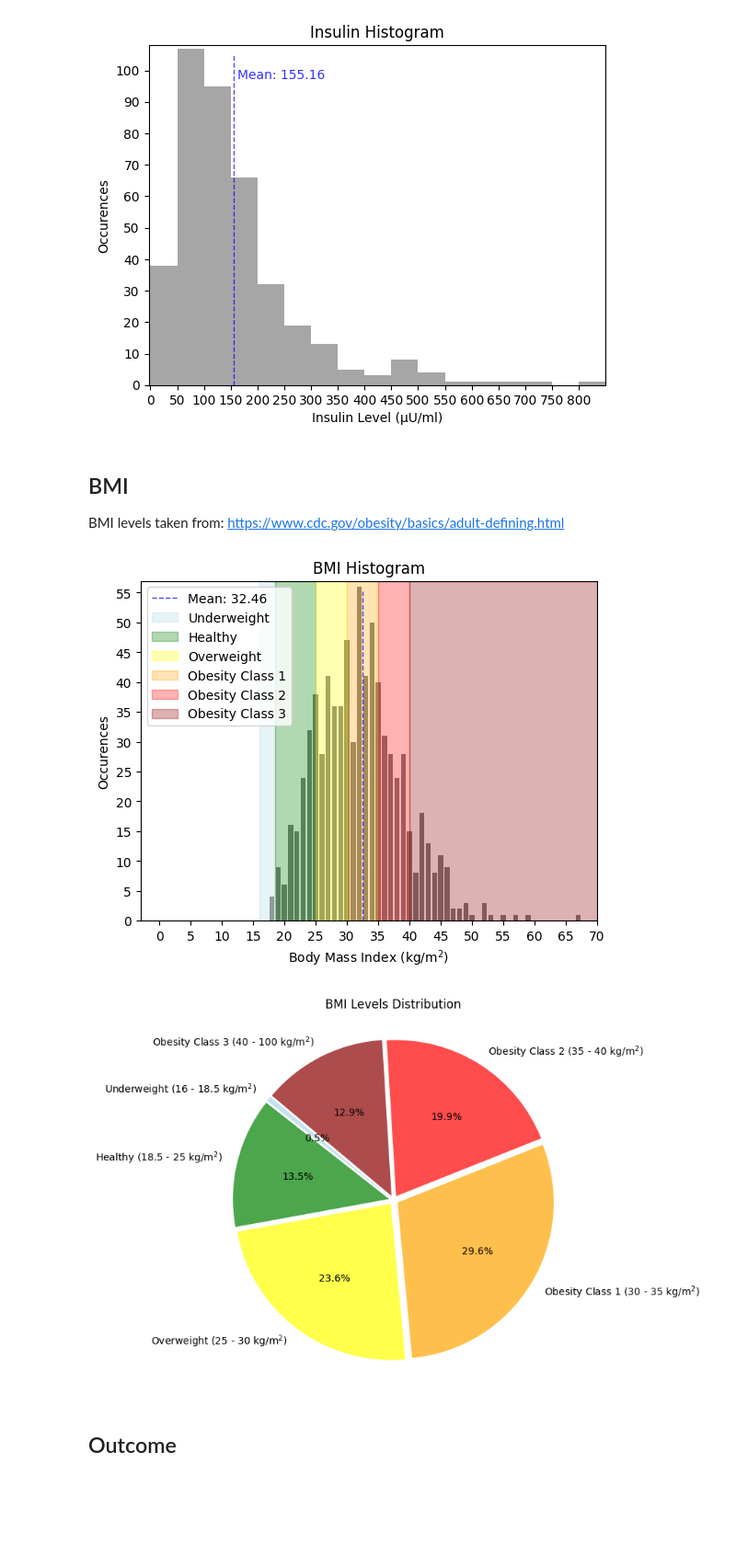
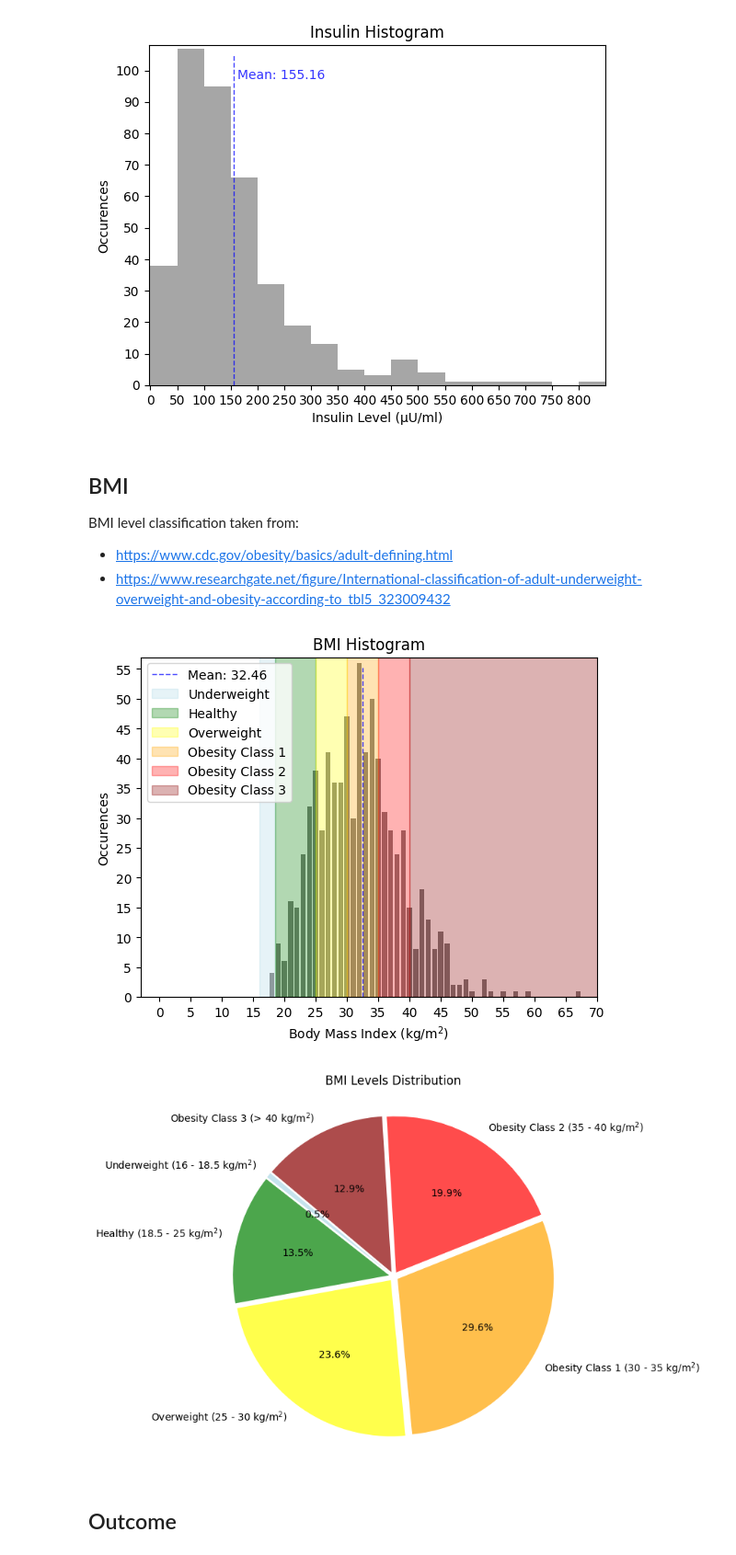
Before and after one commit to Bluxen/DA-Project1, a Jupyter notebook: 13_diabetes_prediction.ipynb, the cells around one changed output. Shown: that part at 92% size. Saved outputs shown, nothing was run; the diff lists cells and outputs as text; code cells hidden in the pictures; blank space fills up the shorter version.

```diff
--- a/13_diabetes_prediction.ipynb
+++ b/13_diabetes_prediction.ipynb
@@ -294,7 +292,9 @@ plt.show()
 [figure]
 # %% [markdown]
 ## BMI
-BMI levels taken from: https://www.cdc.gov/obesity/basics/adult-defining.html
+BMI level classification taken from:
+* https://www.cdc.gov/obesity/basics/adult-defining.html
+* https://www.researchgate.net/figure/International-classification-of-adult-underweight-overweight-and-obesity-according-to_tbl5_323009432
 # %%
 # filter out rows where BMI is 0
 diabetes_filtered = diabetes[diabetes['BMI'] != 0]
@@ -318,7 +318,6 @@ obesity_class1_upper_bound = 35
 obesity_class2_lower_bound = 35
 obesity_class2_upper_bound = 40
 obesity_class3_lower_bound = 40
-obesity_class3_upper_bound = 100
 
 # show histogram of BMI
 counts, bins, patches = plt.hist(diabetes_filtered['BMI'], bins=range(0, int(max_bmi) + 2), align='left', rwidth=0.8, color='gray')
@@ -336,40 +335,40 @@ plt.fill_betweenx([0, plt.ylim()[1]], healthy_lower_bound, healthy_upper_bound,
 plt.fill_betweenx([0, plt.ylim()[1]], overweight_lower_bound, overweight_upper_bound, color='yellow', alpha=0.3)
 plt.fill_betweenx([0, plt.ylim()[1]], obesity_class1_lower_bound, obesity_class1_upper_bound, color='orange', alpha=0.3)
 plt.fill_betweenx([0, plt.ylim()[1]], obesity_class2_lower_bound, obesity_class2_upper_bound, color='red', alpha=0.3)
-plt.fill_betweenx([0, plt.ylim()[1]], obesity_class3_lower_bound, obesity_class3_upper_bound, color='darkred', alpha=0.3)
+plt.fill_betweenx([0, plt.ylim()[1]], obesity_class3_lower_bound, 100, color='darkred', alpha=0.3)
 plt.legend(['Mean: ' + "{:.2f}".format(average_bmi), 'Underweight', 'Healthy', 'Overweight', 'Obesity Class 1', 'Obesity Class 2', 'Obesity Class 3'], loc='upper left')
 
 plt.title('BMI Histogram')
 plt.xlabel('Body Mass Index (kg/m$^2$)')
 plt.ylabel('Occurences')
 plt.show()
 
 # count the number of people in each BMI level
 underweight = len(diabetes_filtered[diabetes_filtered['BMI'] < underweight_upper_bound])
 healthy = len(diabetes_filtered[(diabetes_filtered['BMI'] >= underweight_upper_bound) & (diabetes_filtered['BMI'] < healthy_upper_bound)])
 overweight = len(diabetes_filtered[(diabetes_filtered['BMI'] >= healthy_upper_bound) & (diabetes_filtered['BMI'] < overweight_upper_bound)])
 obesity_class1 = len(diabetes_filtered[(diabetes_filtered['BMI'] >= overweight_upper_bound) & (diabetes_filtered['BMI'] < obesity_class1_upper_bound)])
 obesity_class2 = len(diabetes_filtered[(diabetes_filtered['BMI'] >= obesity_class1_upper_bound) & (diabetes_filtered['BMI'] < obesity_class2_upper_bound)])
 obesity_class3 = len(diabetes_filtered[diabetes_filtered['BMI'] >= obesity_class2_upper_bound])
 
 # make BMI pie chart
 labels = ['Underweight ({} - {} kg/m$^2$)'.format(16, underweight_upper_bound),
           'Healthy ({} - {} kg/m$^2$)'.format(healthy_lower_bound, healthy_upper_bound),
           'Overweight ({} - {} kg/m$^2$)'.format(overweight_lower_bound, overweight_upper_bound),
           'Obesity Class 1 ({} - {} kg/m$^2$)'.format(obesity_class1_lower_bound, obesity_class1_upper_bound),
           'Obesity Class 2 ({} - {} kg/m$^2$)'.format(obesity_class2_lower_bound, obesity_class2_upper_bound),
-          'Obesity Class 3 ({} - {} kg/m$^2$)'.format(obesity_class3_lower_bound, obesity_class3_upper_bound)]
+          'Obesity Class 3 (> {} kg/m$^2$)'.format(obesity_class3_lower_bound)]
 sizes = [underweight, healthy, overweight, obesity_class1, obesity_class2, obesity_class3]
 colors = [mcolors.to_rgba('lightblue', alpha=0.7), mcolors.to_rgba('green', alpha=0.7), mcolors.to_rgba('yellow', alpha=0.7), mcolors.to_rgba('orange', alpha=0.7), mcolors.to_rgba('red', alpha=0.7), mcolors.to_rgba('darkred', alpha=0.7)]
 explode = (0.03, 0.03, 0.03, 0.03, 0.03, 0.03)
 plt.pie(sizes, explode=explode, labels=labels, colors=colors, autopct='%1.1f%%', startangle=140)
 plt.axis('equal')
 plt.title('BMI Levels Distribution')
 plt.subplots_adjust(top=1.2)
 plt.show()
 # %% [output]
 [figure]
-[figure, old version]
+[figure, new version]
 # %% [markdown]
 ## Outcome
 # %%
```
Also changed, not shown: parts of 6 cells of this notebook.
